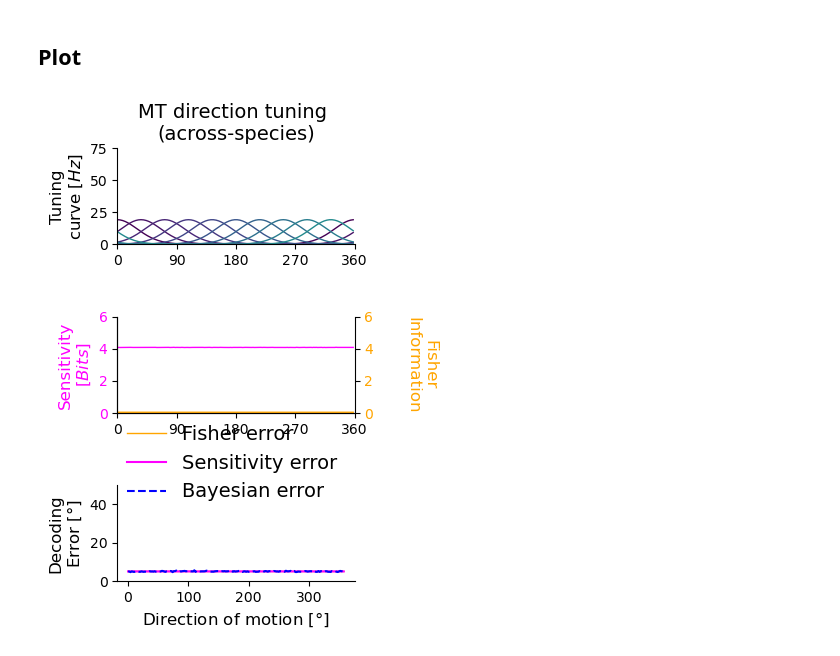
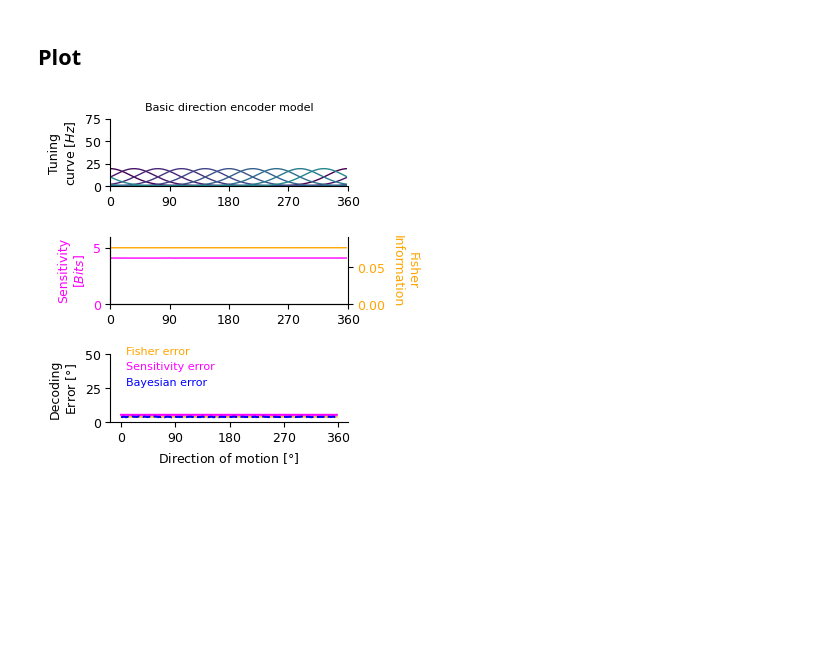
Before and after one commit to steevelaquitaine/fisher-info-limits, a Jupyter notebook: notebooks/fig1_basic_model.ipynb, the cells around one changed output. Drawn from its saved outputs; the diff is of its cells as text; code cells hidden in the pictures; blank space fills up the shorter version.

Commit message:
Finalize figures

```diff
--- a/notebooks/fig1_basic_model.ipynb
+++ b/notebooks/fig1_basic_model.ipynb
@@ -297,24 +301,26 @@ Wall time: 31.7 s
 ## Plot
 # %%
 # setup plot parameters
-labelsize = 12
-legend_fontsize = 14
-text_size = 14
-tick_labelsize = 10
+labelsize = 9
+legend_fontsize = 8
+text_size = 9
+tick_labelsize = 9
 lw = 1
-plt.rcParams['xtick.labelsize']=tick_labelsize
-plt.rcParams['ytick.labelsize']=tick_labelsize
-mpl.rcParams['axes.spines.right']=False
+plt.rcParams['xtick.labelsize'] = tick_labelsize
+plt.rcParams['ytick.labelsize'] = tick_labelsize
+mpl.rcParams['axes.spines.right'] = False
+
+# setup tuning curves colors
+cmap = plt.cm.viridis
+values = np.linspace(0, 1, 40)
+colors = [cmap(v) for v in values[::2]]
+
+
 
 # setup plot
-fig = plt.figure(figsize=(15, 10))
+fig = plt.figure(figsize=(15, 7))
 gs = GS(5, 4, wspace=0.3, hspace=0.75)
-#colors = ['blue', 'green', 'red', 'gold']
 
-# choose the colormap
-cmap = plt.cm.viridis
-values = np.linspace(0, 1, 20)
-colors = [cmap(v) for v in values]
 
 
 
@@ -332,7 +338,7 @@ ax.set_ylim(0,75)
 ax.set_xticks(np.arange(0,361, 90))
 ax.set_yticks(np.arange(0,76, 25))
 # ax.legend(handles=line, frameon=False, fontsize = legend_fontsize, loc=(0.01, 0.75))
-ax.set_title('MT direction tuning \n(across-species)', fontsize=legend_fontsize)
+ax.set_title('Basic direction encoder model', fontsize=legend_fontsize)
 ax.yaxis.set_label_coords(-0.135, y=0.5)
 ax.set_ylabel('Tuning\n'+r'curve [$Hz$]', size = labelsize)
 
@@ -348,41 +354,37 @@ ax2 = ax1.twinx()
 ax1.plot(stim, ssi, color = 'magenta', linewidth=lw)
 ax2.plot(stim, fisher_info, color = 'orange', linewidth=lw)
 
 # aesthetics
 ax1.set_ylabel('Sensitivity\n'+r'[$Bits$]', color = 'magenta', size = labelsize)
 ax1.tick_params('y', labelcolor = 'magenta')
 ax1.set_xticks(np.arange(0,361, 90))
 ax1.set_xlim(0,360)
 ax1.set_ylim(0,6)
 
 ax2.set_ylabel('Fisher\n'+r'Information', rotation=270, color = 'orange', size = labelsize)
 ax2.spines['right'].set_visible(True)
 ax2.tick_params('y', labelcolor = 'orange')
-ax2.yaxis.set_label_coords(1.35, y=0.5)
-ax2.set_ylim(0,6)
-
-
-#gs.update(left=0.055,right=0.925,top=0.95,bottom=0.05)#,wspace=0.3,hspace=0.5)
-#ax2.set_xlabel(r'Direction of motion [$\degree$]', size = labelsize)
+ax2.yaxis.set_label_coords(x=1.3, y=0.5) # position ylabel
+ax2.set_ylim(0, max(fisher_info)*1.2)
 
 
 
 # plot decoding errors ----------------
 
 ax3 = fig.add_subplot(gs[2,0])
 ax3.plot(stim, fisher_error, color = 'orange', linewidth=lw, label='Fisher error')                 # Fisher error
 ax3.plot(stim, constant*math.e**(-ssi*np.log(2)), color = 'magenta', label = r'Sensitivity error') # SSI error
 ax3.plot(stim, bayes_error, color = 'blue', linestyle='--', label='Bayesian error')                # Bayes error
 
 # aesthetics
 ax3.set_xlabel('Direction of motion [$\degree$]', size = labelsize)
 ax3.set_ylabel('Decoding\n'+r'Error [$\degree$]', size = labelsize)
+ax3.set_xticks(np.arange(0,361, 90))
 ax3.set_ylim(0,50)
-ax3.legend(frameon=False, fontsize = legend_fontsize, loc=(0.01, 0.75))
-plt.tight_layout()
-
+ax3.legend(handlelength = 0, labelcolor = 'linecolor', frameon=0, \
+            loc = (0.01, 0.45), fontsize = legend_fontsize)
 
 # save figure
-plt.savefig('figures/fig1_basic_model.svg', bbox_inches='tight', dpi = 400)
+plt.savefig('figures/fig1_basic_encoder.svg', bbox_inches='tight', dpi = 400)
 # %% [output]
-[figure, old version]
+[figure, new version]
```
Also changed, not shown: parts of 6 cells of this notebook, 3 other files.
